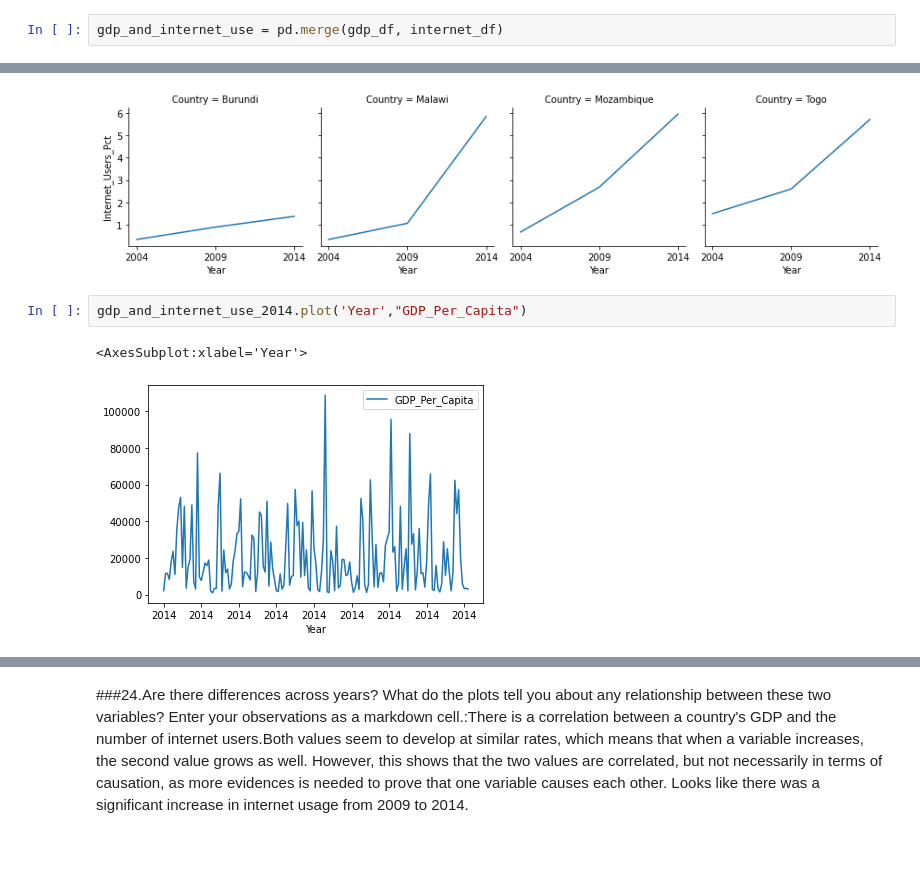
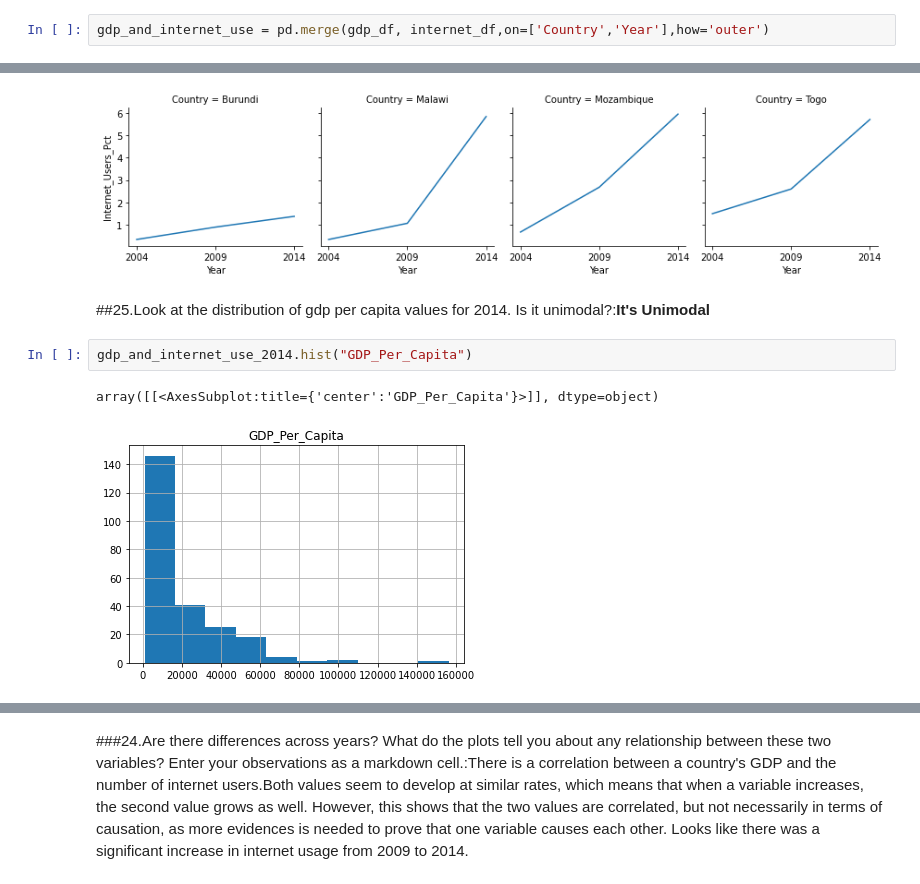
Before and after one commit to igoike/gdp-and-internet-usage-igoike, a Jupyter notebook: notebook/gdp_and_internet_usage.ipynb, the cells around one changed output, grey strips where cells are left out. Saved outputs shown, nothing was run; the diff lists cells and outputs as text; blank space fills up the shorter version.

```diff
--- a/notebook/gdp_and_internet_usage.ipynb
+++ b/notebook/gdp_and_internet_usage.ipynb
@@ -209,4 +210,4 @@ print(internet_df)
 # %% [markdown]
 ###13.Merge the two DataFrames to one. Merge all rows from each of the two DataFrames. Call the new DataFrame gdp_and_internet_use.
 # %%
-gdp_and_internet_use = pd.merge(gdp_df, internet_df)
+gdp_and_internet_use = pd.merge(gdp_df, internet_df,on=['Country','Year'],how='outer')
@@ -557,8 +563,10 @@ g.map(plt.plot,"Year","Internet_Users_Pct")
 # %% [output]
 <seaborn.axisgrid.FacetGrid at 0x...>
 [figure]
+# %% [markdown]
+##25.Look at the distribution of gdp per capita values for 2014. Is it unimodal?:**It's Unimodal**
 # %%
-gdp_and_internet_use_2014.plot('Year',"GDP_Per_Capita")
+gdp_and_internet_use_2014.hist("GDP_Per_Capita")
 # %% [output]
-<AxesSubplot:xlabel='Year'>
+array([[<AxesSubplot:title={'center':'GDP_Per_Capita'}>]], dtype=object)
-[figure, old version]
+[figure, new version]
```
Also changed, not shown: parts of 37 cells of this notebook.
